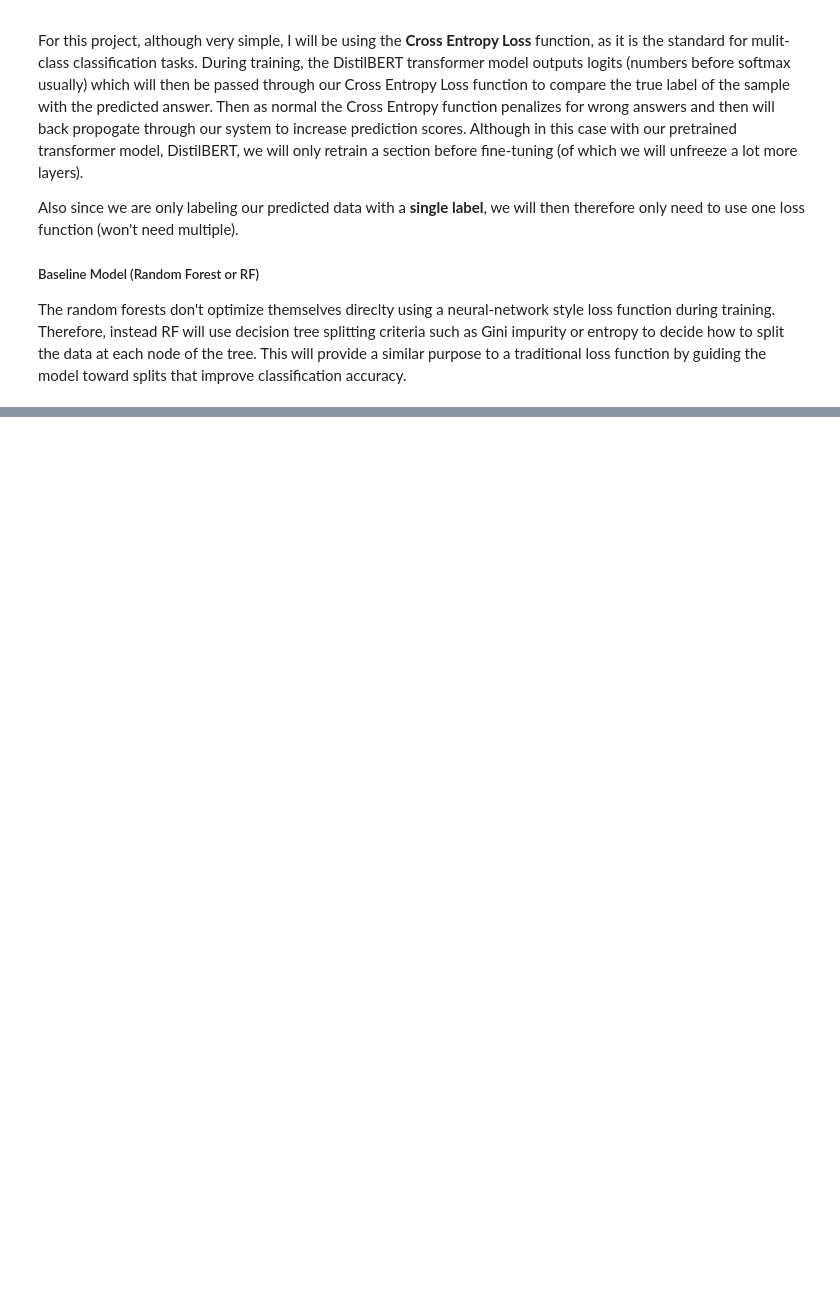
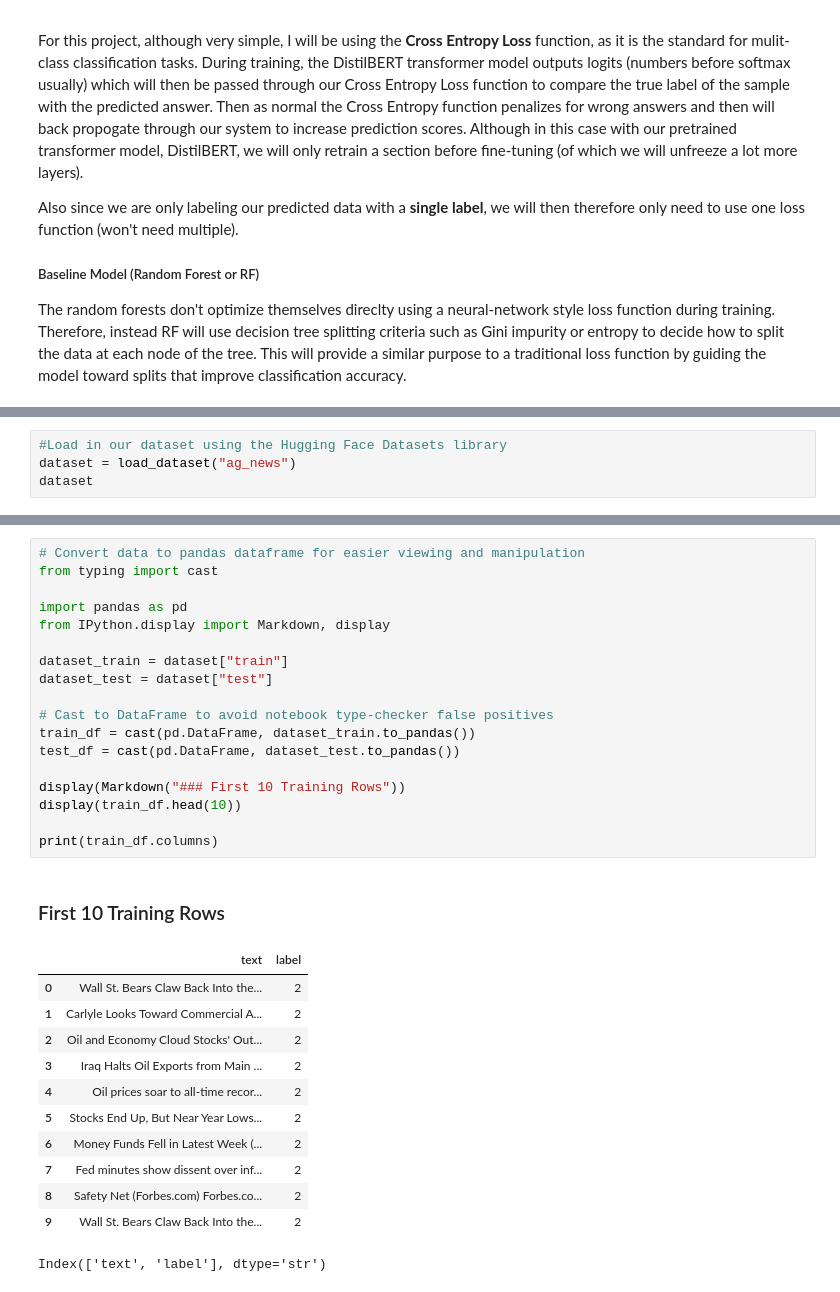
Before and after one commit to SamSkanse/Transfer-Learning-Transformers-Lab, a Jupyter notebook: transfer_transformer_lab.ipynb, the cells around one changed output, grey strips where cells are left out. Saved outputs shown, nothing was run; the diff lists cells and outputs as text; blank space fills up the shorter version.

```diff
--- a/transfer_transformer_lab.ipynb
+++ b/transfer_transformer_lab.ipynb
@@ -402,0 +408,4 @@ The random forests don't optimize themselves direclty using a neural-network sty
+# %%
+#Load in our dataset using the Hugging Face Datasets library
+dataset = load_dataset("ag_news")
+dataset
@@ -402,0 +423,32 @@ The random forests don't optimize themselves direclty using a neural-network sty
+# %%
+# Convert data to pandas dataframe for easier viewing and manipulation
+from typing import cast
+
+import pandas as pd
+from IPython.display import Markdown, display
+
+dataset_train = dataset["train"]
+dataset_test = dataset["test"]
+
+# Cast to DataFrame to avoid notebook type-checker false positives
+train_df = cast(pd.DataFrame, dataset_train.to_pandas())
+test_df = cast(pd.DataFrame, dataset_test.to_pandas())
+
+display(Markdown("### First 10 Training Rows"))
+display(train_df.head(10))
+
+print(train_df.columns)
+# %% [output]
+### First 10 Training Rows
+|  | text | label |
+| 0 | Wall St. Bears Claw Back Into the... | 2 |
+| 1 | Carlyle Looks Toward Commercial A... | 2 |
+| 2 | Oil and Economy Cloud Stocks' Out... | 2 |
+| 3 | Iraq Halts Oil Exports from Main ... | 2 |
+| 4 | Oil prices soar to all-time recor... | 2 |
+| 5 | Stocks End Up, But Near Year Lows... | 2 |
+| 6 | Money Funds Fell in Latest Week (... | 2 |
+| 7 | Fed minutes show dissent over inf... | 2 |
+| 8 | Safety Net (Forbes.com) Forbes.co... | 2 |
+| 9 | Wall St. Bears Claw Back Into the... | 2 |
+Index(['text', 'label'], dtype='str')
```
Also changed, not shown: parts of 9 cells of this notebook.
